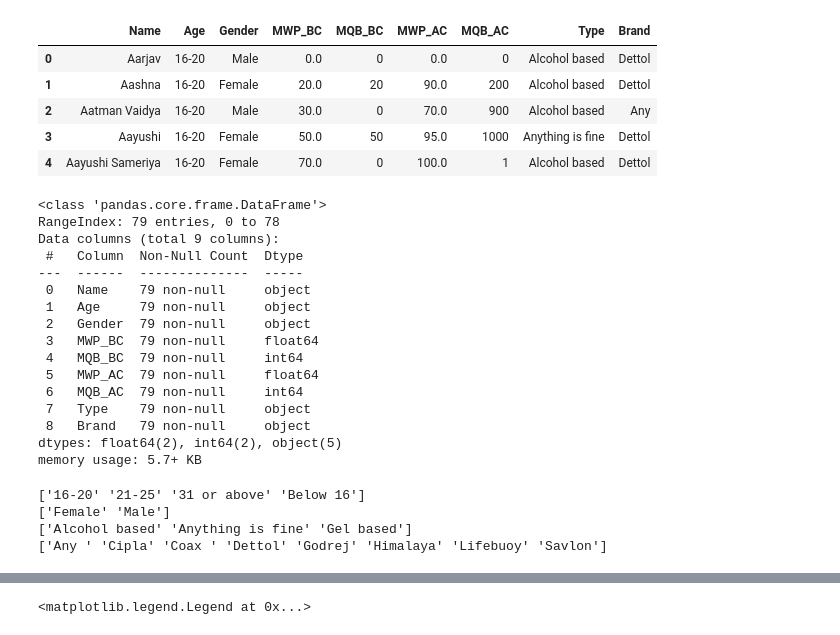
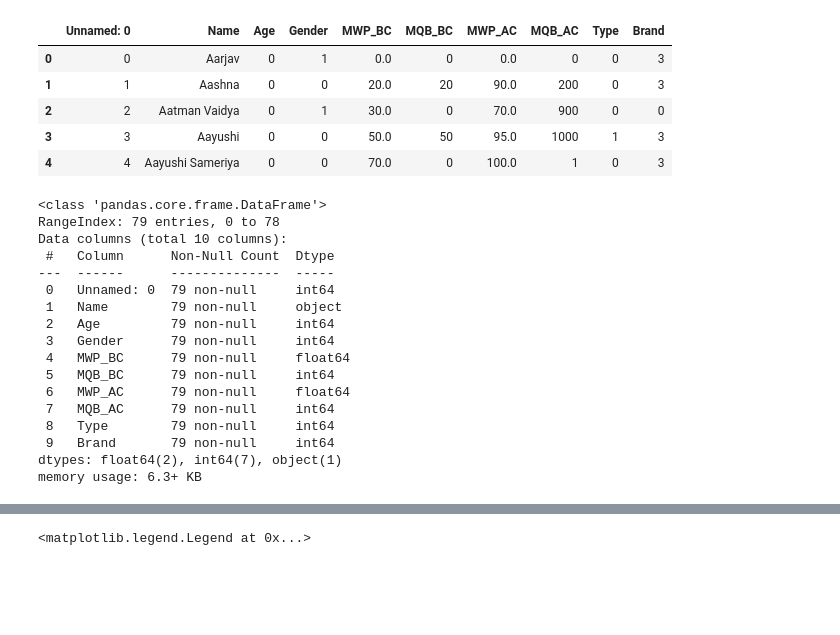
Before and after one commit to kashvi05/MAT502-Advance-Statistics-Project, a Jupyter notebook: DataAnalysis.ipynb, the cells around one changed output, grey strips where cells are left out. Saved outputs shown, nothing was run; the diff lists cells and outputs as text; code cells hidden in the pictures; blank space fills up the shorter version.

```diff
--- a/DataAnalysis.ipynb
+++ b/DataAnalysis.ipynb
@@ -7,43 +7,32 @@ import pandas as pd
 from sklearn.preprocessing import LabelEncoder
 # %%
 #Import data
-data = pd.read_csv("./data.csv")
+data = pd.read_csv("./encoded_data.csv")
 data.head()
 # %% [output]
-|  | Name | Age | Gender | MWP_BC | MQB_BC | MWP_AC | MQB_AC | Type | Brand |
-| 0 | Aarjav | 16-20 | Male | 0.0 | 0 | 0.0 | 0 | Alcohol based | Dettol |
-| 1 | Aashna | 16-20 | Female | 20.0 | 20 | 90.0 | 200 | Alcohol based | Dettol |
-| 2 | Aatman Vaidya | 16-20 | Male | 30.0 | 0 | 70.0 | 900 | Alcohol based | Any |
-| 3 | Aayushi | 16-20 | Female | 50.0 | 50 | 95.0 | 1000 | Anything is fine | Dettol |
-| 4 | Aayushi Sameriya | 16-20 | Female | 70.0 | 0 | 100.0 | 1 | Alcohol based | Dettol |
+|  | Unnamed: 0 | Name | Age | Gender | MWP_BC | MQB_BC | MWP_AC | MQB_AC | Type | Brand |
+| 0 | 0 | Aarjav | 0 | 1 | 0.0 | 0 | 0.0 | 0 | 0 | 3 |
+| 1 | 1 | Aashna | 0 | 0 | 20.0 | 20 | 90.0 | 200 | 0 | 3 |
+| 2 | 2 | Aatman Vaidya | 0 | 1 | 30.0 | 0 | 70.0 | 900 | 0 | 0 |
+| 3 | 3 | Aayushi | 0 | 0 | 50.0 | 50 | 95.0 | 1000 | 1 | 3 |
+| 4 | 4 | Aayushi Sameriya | 0 | 0 | 70.0 | 0 | 100.0 | 1 | 0 | 3 |
 # %%
 data.info()
 # %% [output]
 <class 'pandas.core.frame.DataFrame'>
 RangeIndex: 79 entries, 0 to 78
-Data columns (total 9 columns):
- #   Column  Non-Null Count  Dtype
----  ------  --------------  -----
- 0   Name    79 non-null     object
- 1   Age     79 non-null     object
- 2   Gender  79 non-null     object
- 3   MWP_BC  79 non-null     float64
- 4   MQB_BC  79 non-null     int64
- 5   MWP_AC  79 non-null     float64
- 6   MQB_AC  79 non-null     int64
- 7   Type    79 non-null     object
- 8   Brand   79 non-null     object
-dtypes: float64(2), int64(2), object(5)
-memory usage: 5.7+ KB
+Data columns (total 10 columns):
+ #   Column      Non-Null Count  Dtype
+---  ------      --------------  -----
+ 0   Unnamed: 0  79 non-null     int64
+ 1   Name        79 non-null     object
+ 2   Age         79 non-null     int64
+ 3   Gender      79 non-null     int64
+ 4   MWP_BC      79 non-null     float64
+ 5   MQB_BC      79 non-null     int64
+ 6   MWP_AC      79 non-null     float64
+ 7   MQB_AC      79 non-null     int64
+ 8   Type        79 non-null     int64
+ 9   Brand       79 non-null     int64
+dtypes: float64(2), int64(7), object(1)
+memory usage: 6.3+ KB
-# %%
-#encoding
-for columns in data.columns:
-    labelencoder = LabelEncoder()
-    if columns not in ['Name'] and data[columns].dtypes == 'O':
-        data[columns] = labelencoder.fit_transform(data[columns])
-        print(labelencoder.classes_)
-# %% [output]
-['16-20' '21-25' '31 or above' 'Below 16']
-['Female' 'Male']
-['Alcohol based' 'Anything is fine' 'Gel based']
-['Any ' 'Cipla' 'Coax ' 'Dettol' 'Godrej' 'Himalaya' 'Lifebuoy' 'Savlon']
```
Also changed, not shown: parts of 3 cells of this notebook.
